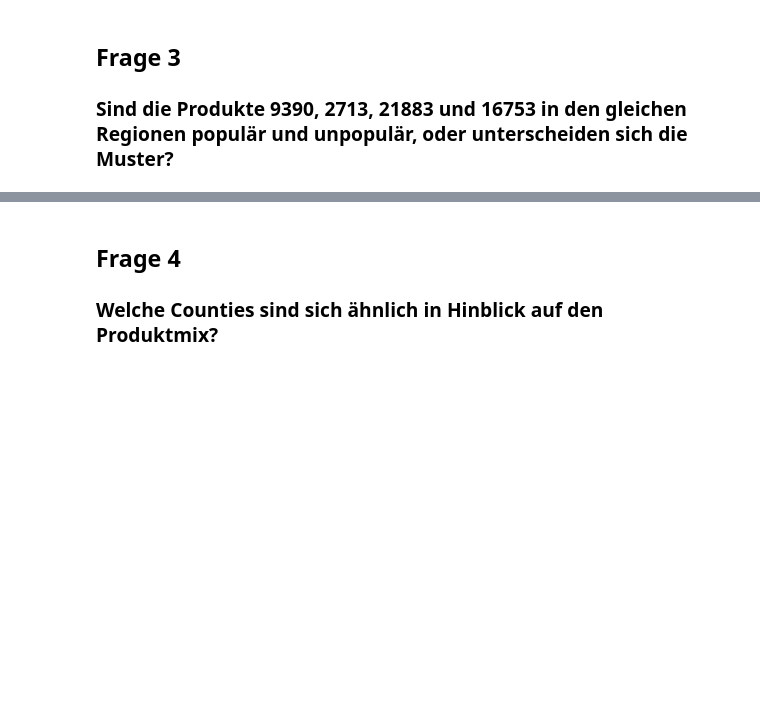
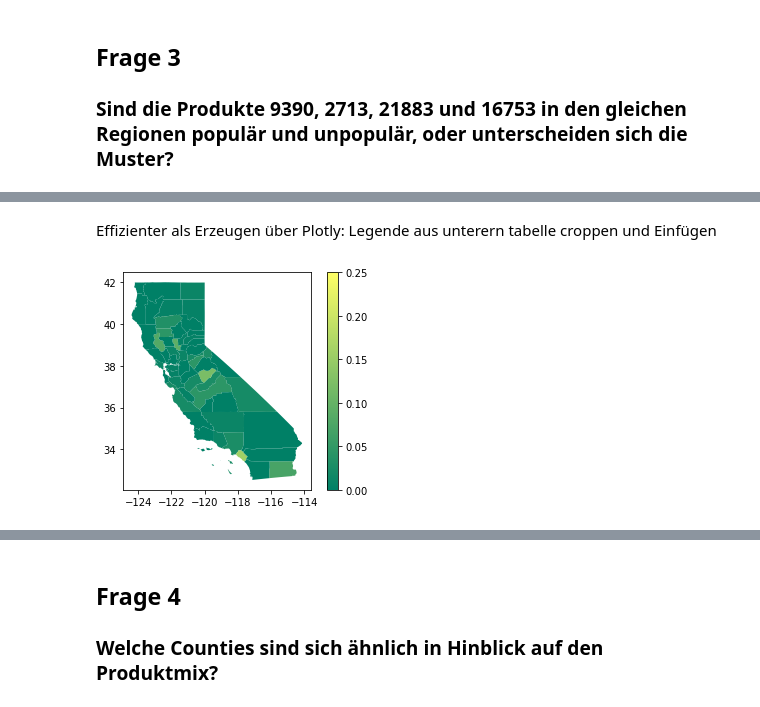
Before and after one commit to lenaas/lebensmittelhandel, a Jupyter notebook: Fragen1-5.ipynb, the cells around one changed output, grey strips where cells are left out. Cells and saved outputs as stored; diff of their text form; code cells hidden in the pictures; blank space fills up the shorter version.

```diff
--- a/Fragen1-5.ipynb
+++ b/Fragen1-5.ipynb
@@ -92,0 +307,13 @@ df_q3.sort_values(by="Anteil Bestellungen")
+# %% [markdown]
+Effizienter als Erzeugen über Plotly: Legende aus unterern tabelle croppen und Einfügen
+# %%
+df_9390=pipe(df_q3g, 9390)
+df_2713=pipe(df_q3g, 2713)
+df_21883=pipe(df_q3g, 21883)
+df_16753=pipe(df_q3g, 16753)
+# %%
+#df_9390.plot(column='Anteil Bestellungen',legend=True,cmap='hot')
+df_2713.plot(column='Anteil Bestellungen',legend=True,cmap='summer',vmin=0,vmax=0.25)
+fig.set_size_inches(25, 8)
+# %% [output]
+[figure, added]
```
Also changed, not shown: parts of 63 cells of this notebook.
